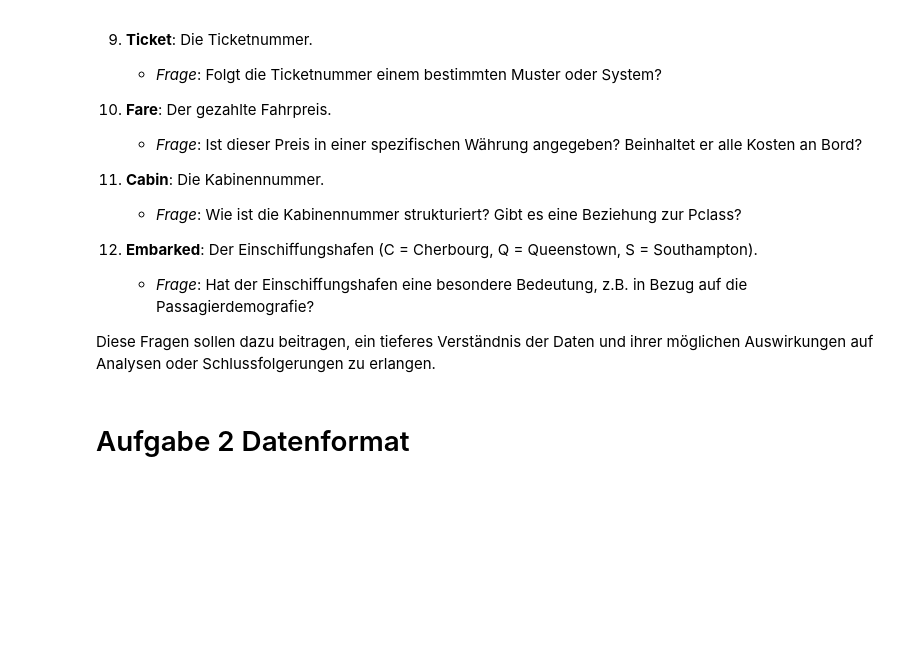
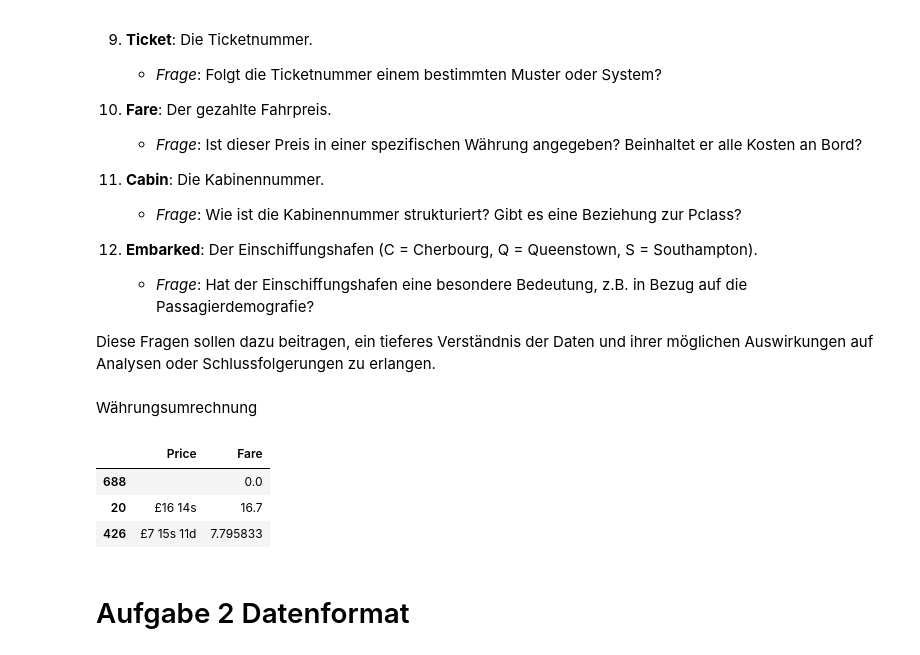
Before and after one commit to OOS-Team/DsKi_DataPreparation, a Jupyter notebook: Aufgabe2_1_2_3.ipynb, the cells around one changed output. Cells and saved outputs as stored; diff of their text form; code cells hidden in the pictures; blank space fills up the shorter version.

```diff
--- a/Aufgabe2_1_2_3.ipynb
+++ b/Aufgabe2_1_2_3.ipynb
@@ -135,6 +135,26 @@ Aus dem gegebenen Ausschnitt der Tabelle, der Daten von Passagieren eines Schiff
     - *Frage*: Hat der Einschiffungshafen eine besondere Bedeutung, z.B. in Bezug auf die Passagierdemografie?
 
 Diese Fragen sollen dazu beitragen, ein tieferes Verständnis der Daten und ihrer möglichen Auswirkungen auf Analysen oder Schlussfolgerungen zu erlangen.
+# %% [markdown]
+Währungsumrechnung
+# %%
+t2["Fare"]=(
+    t2["Price"]
+    .str.extract(r'(£(\d+))?(\s+(\d+)s)?(\s+(\d+)d)?')    # £20 11s 6d
+    .drop(columns=[0,2,4])
+    .rename(columns={1: "pfund",3: "shilling",5:"pence"})
+    .astype("Int32")
+    .fillna(0)
+    .assign(Fare = lambda df: df["pfund"] + df["shilling"]/20 + df["pence"]/20/12)
+    ["Fare"]
+)
+
+t2.sample(3)[["Price","Fare"]]
+# %% [output]
+|  | Price | Fare |
+| 688 |  | 0.0 |
+| 20 | £16 14s | 16.7 |
+| 426 | £7 15s 11d | 7.795833 |
 # %% [markdown]
 # Aufgabe 2 Datenformat
 # %% [markdown]
```
Also changed, not shown: parts of 17 cells of this notebook.
